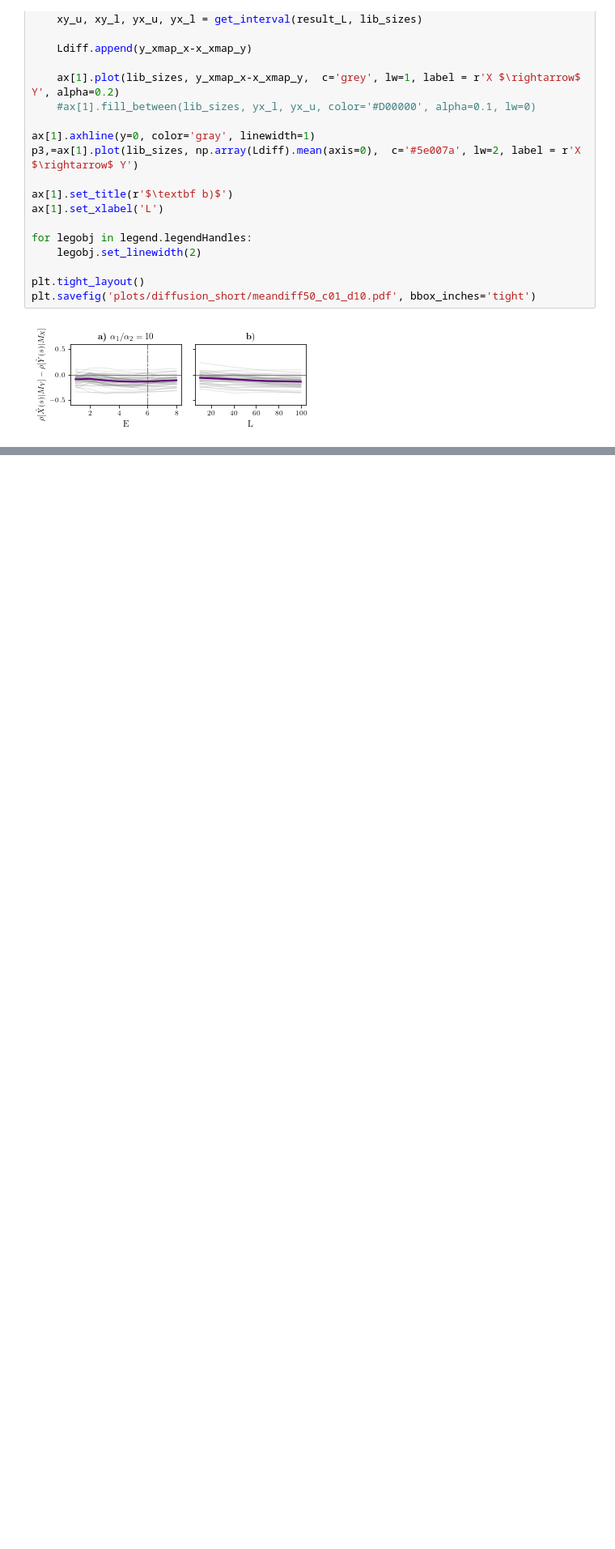
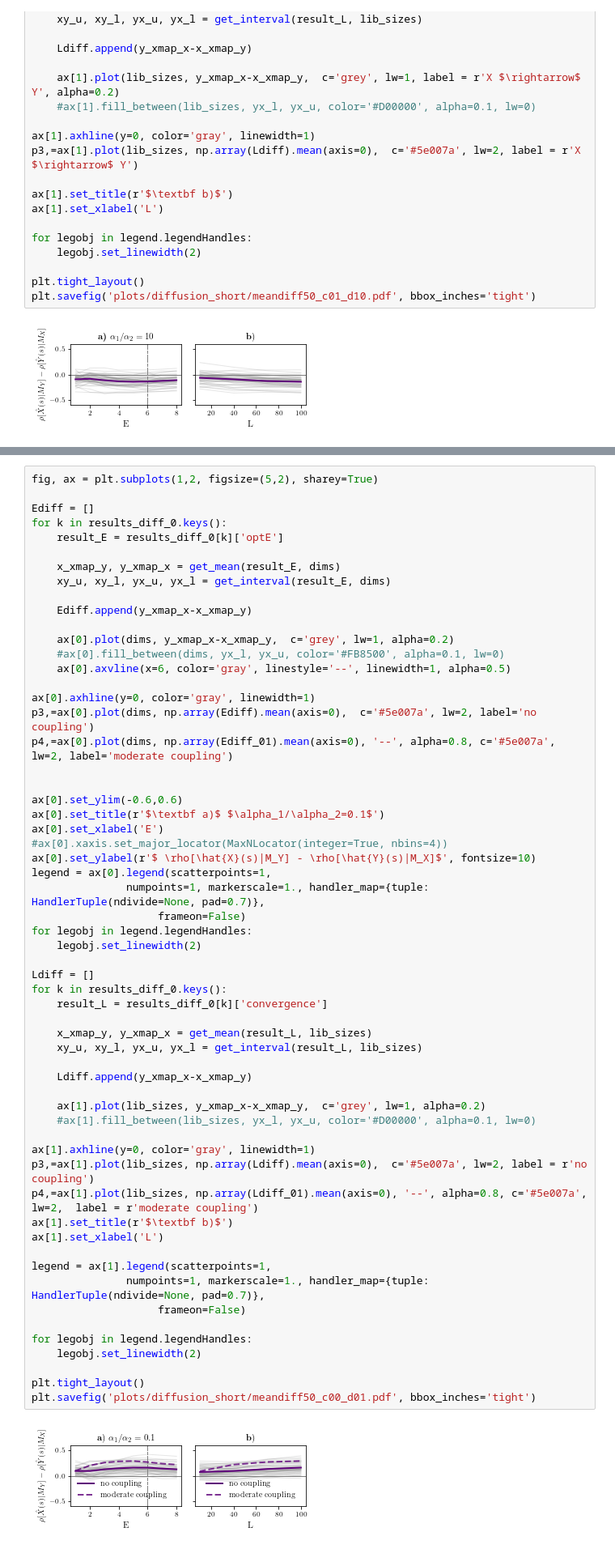
Before and after one commit to KatharinaBracher/GCCM, a Jupyter notebook: code/DiffusionVersions.ipynb, the cells around one changed output, grey strips where cells are left out. Shown at 81% size. Cells and saved outputs as stored; diff of their text form; blank space fills up the shorter version.

```diff
--- a/code/DiffusionVersions.ipynb
+++ b/code/DiffusionVersions.ipynb
@@ -673,0 +796,61 @@ plt.savefig('plots/diffusion_short/meandiff50_c01_d10.pdf', bbox_inches='tight')
+# %%
+fig, ax = plt.subplots(1,2, figsize=(5,2), sharey=True)
+
+Ediff = []
+for k in results_diff_0.keys():
+    result_E = results_diff_0[k]['optE']
+
+    x_xmap_y, y_xmap_x = get_mean(result_E, dims)
+    xy_u, xy_l, yx_u, yx_l = get_interval(result_E, dims)
+
+    Ediff.append(y_xmap_x-x_xmap_y)
+
+    ax[0].plot(dims, y_xmap_x-x_xmap_y,  c='grey', lw=1, alpha=0.2)
+    #ax[0].fill_between(dims, yx_l, yx_u, color='#FB8500', alpha=0.1, lw=0)
+    ax[0].axvline(x=6, color='gray', linestyle='--', linewidth=1, alpha=0.5)
+
+ax[0].axhline(y=0, color='gray', linewidth=1)
+p3,=ax[0].plot(dims, np.array(Ediff).mean(axis=0),  c='#5e007a', lw=2, label='no coupling')
+p4,=ax[0].plot(dims, np.array(Ediff_01).mean(axis=0), '--', alpha=0.8, c='#5e007a', lw=2, label='moderate coupling')
+
+
+ax[0].set_ylim(-0.6,0.6)
+ax[0].set_title(r'$\textbf a)$ $\alpha_1/\alpha_2=0.1$')
+ax[0].set_xlabel('E')
+#ax[0].xaxis.set_major_locator(MaxNLocator(integer=True, nbins=4))
+ax[0].set_ylabel(r'$ \rho[\hat{X}(s)|M_Y] - \rho[\hat{Y}(s)|M_X]$', fontsize=10)
+legend = ax[0].legend(scatterpoints=1,
+               numpoints=1, markerscale=1., handler_map={tuple: HandlerTuple(ndivide=None, pad=0.7)},
+                    frameon=False)
+for legobj in legend.legendHandles:
+    legobj.set_linewidth(2)
+
+Ldiff = []
+for k in results_diff_0.keys():
+    result_L = results_diff_0[k]['convergence']
+
+    x_xmap_y, y_xmap_x = get_mean(result_L, lib_sizes)
+    xy_u, xy_l, yx_u, yx_l = get_interval(result_L, lib_sizes)
+
+    Ldiff.append(y_xmap_x-x_xmap_y)
+
+    ax[1].plot(lib_sizes, y_xmap_x-x_xmap_y,  c='grey', lw=1, alpha=0.2)
+    #ax[1].fill_between(lib_sizes, yx_l, yx_u, color='#D00000', alpha=0.1, lw=0)
+
+ax[1].axhline(y=0, color='gray', linewidth=1)
+p3,=ax[1].plot(lib_sizes, np.array(Ldiff).mean(axis=0),  c='#5e007a', lw=2, label = r'no coupling')
+p4,=ax[1].plot(lib_sizes, np.array(Ldiff_01).mean(axis=0), '--', alpha=0.8, c='#5e007a', lw=2,  label = r'moderate coupling')
+ax[1].set_title(r'$\textbf b)$')
+ax[1].set_xlabel('L')
+
+legend = ax[1].legend(scatterpoints=1,
+               numpoints=1, markerscale=1., handler_map={tuple: HandlerTuple(ndivide=None, pad=0.7)},
+                    frameon=False)
+
+for legobj in legend.legendHandles:
+    legobj.set_linewidth(2)
+
+plt.tight_layout()
+plt.savefig('plots/diffusion_short/meandiff50_c00_d01.pdf', bbox_inches='tight')
+# %% [output]
+[figure, added]
```
Also changed, not shown: parts of 15 cells of this notebook, 26 other files.
